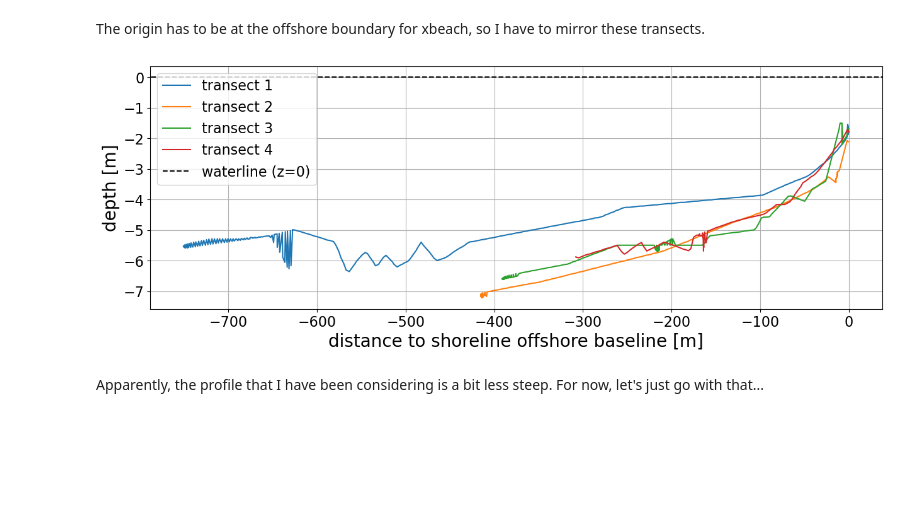
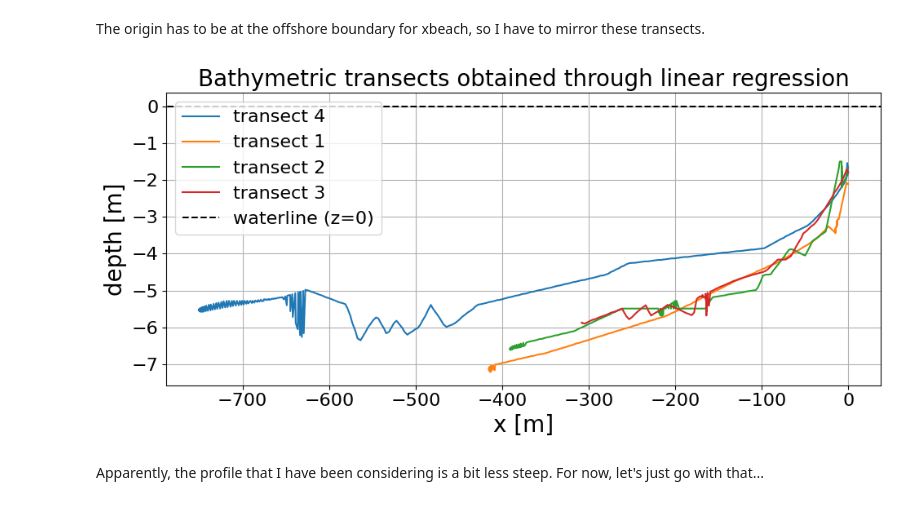
Before and after one commit to khdebruijn/thermo-morphological-model, a Jupyter notebook: database/erikson_transects.ipynb, the cells around one changed output. Drawn from its saved outputs; the diff is of its cells as text; code cells hidden in the pictures; blank space fills up the shorter version.

Commit message:
figures

```diff
--- a/database/erikson_transects.ipynb
+++ b/database/erikson_transects.ipynb
@@ -484,40 +508,44 @@ The origin has to be at the offshore boundary for xbeach, so I have to mirror th
 # %%
 sorted_coords0_aug_reversed = sorted_coords0_aug[::-1] * -1 + np.max(sorted_coords0_aug)
 sorted_coords1_aug_reversed = sorted_coords1_aug[::-1] * -1 + np.max(sorted_coords1_aug)
 sorted_coords2_aug_reversed = sorted_coords2_aug[::-1] * -1 + np.max(sorted_coords2_aug)
 sorted_coords3_aug_reversed = sorted_coords3_aug[::-1] * -1 + np.max(sorted_coords3_aug)
 
 # anchor coordinates to zero
 sorted_coords0_aug_reversed -= np.max(sorted_coords0_aug_reversed)
 sorted_coords1_aug_reversed -= np.max(sorted_coords1_aug_reversed)
 sorted_coords2_aug_reversed -= np.max(sorted_coords2_aug_reversed)
 sorted_coords3_aug_reversed -= np.max(sorted_coords3_aug_reversed)
 
 
 sorted_z0_reversed = sorted_z0[::-1]
 sorted_z1_reversed = sorted_z1[::-1]
 sorted_z2_reversed = sorted_z2[::-1]
 sorted_z3_reversed = sorted_z3[::-1]
 
-fig, ax = plt.subplots(figsize=(15,5))
+fig, ax = plt.subplots(figsize=(10,5))
 
-ax.plot(sorted_coords0_aug_reversed, sorted_z0_reversed, label="transect 1")
-ax.plot(sorted_coords1_aug_reversed, sorted_z1_reversed, label="transect 2")
-ax.plot(sorted_coords2_aug_reversed, sorted_z2_reversed, label="transect 3")
-ax.plot(sorted_coords3_aug_reversed, sorted_z3_reversed, label="transect 4")
+ax.plot(sorted_coords0_aug_reversed, sorted_z0_reversed, label="transect 4", color='C0')
+ax.plot(sorted_coords1_aug_reversed, sorted_z1_reversed, label="transect 1", color='C1')
+ax.plot(sorted_coords2_aug_reversed, sorted_z2_reversed, label="transect 2", color='C2')
+ax.plot(sorted_coords3_aug_reversed, sorted_z3_reversed, label="transect 3", color='C3')
 
 ax.axhline(0, sorted_coords0[0], sorted_coords0[-1], color='k', linestyle='--', label='waterline (z=0)')
 
-ax.set_xlabel("distance to shoreline offshore baseline [m]")
+ax.set_xlabel("x [m]")
 ax.set_ylabel("depth [m]")
 
 ax.grid()
 
-ax.legend()
+ax.set_title('Bathymetric transects obtained through linear regression')
 
-plt.savefig(os.path.join(save_dir, 'all_data_transect.png'), bbox_inches='tight', facecolor='white', transparent=False)
+ax.legend(loc='upper left')
+
+fig.tight_layout()
+
+fig.savefig(os.path.join(save_dir, 'all_data_transect.png'), bbox_inches='tight', facecolor='white', transparent=False)
 # %% [output]
-[figure, old version]
+[figure, new version]
 # %% [markdown]
 Apparently, the profile that I have been considering is a bit less steep. For now, let's just go with that...
 # %%
```
Also changed, not shown: parts of 10 cells of this notebook, 1 other file.
